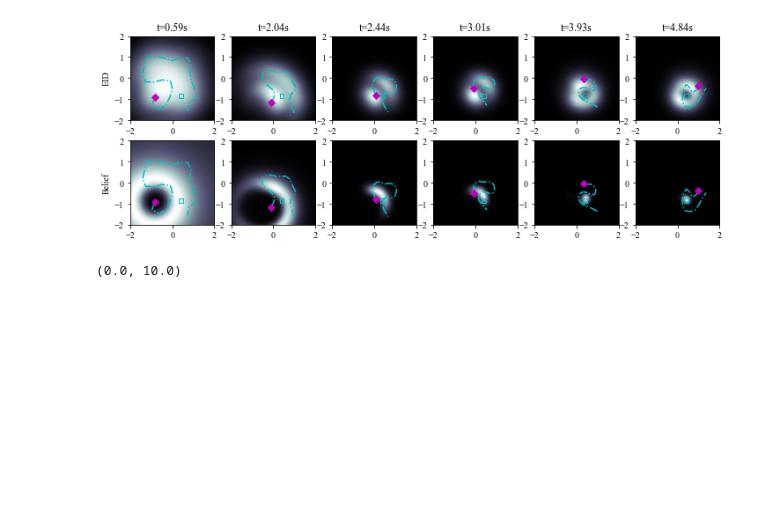
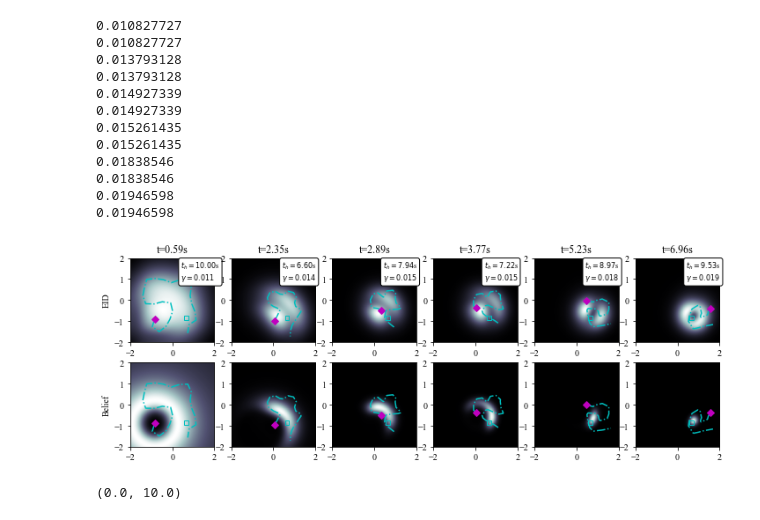
Before and after one commit to ialab-yale/time_optimal_ergodic_search, a Jupyter notebook: experiments/time_varying_search/receding_horizonDubinsCarTimeOpt.ipynb, the cells around one changed output. Cells and saved outputs as stored; diff of their text form; code cells hidden in the pictures; blank space fills up the shorter version.

```diff
--- a/experiments/time_varying_search/receding_horizonDubinsCarTimeOpt.ipynb
+++ b/experiments/time_varying_search/receding_horizonDubinsCarTimeOpt.ipynb
@@ -48,8 +48,9 @@ class Logger:
         self.plans      = []
         self.time       = []
         self.dts        = []
+        self.upper_bnd  = []
 
-    def append(self, mean, std, inf, prob, sample_loc, plan, t_curr, dt):
+    def append(self, mean, std, inf, prob, sample_loc, plan, t_curr, dt, upp_bnd):
         self.means.append(mean)
         self.stds.append(std)
         self.infs.append(onp.array(inf))
@@ -58,6 +59,7 @@ class Logger:
         self.plans.append(plan)
         self.time.append(t_curr)
         self.dts.append(dt)
+        self.upper_bnd.append(upp_bnd)
 
     def to_numpy(self):
         self.means = onp.vstack(self.means)
@@ -188,7 +190,7 @@ planner = TimeOptErgodicPlanner(target_distribution, args)
 erg_up_log = []
 # %%
 _distractor_p = np.array([0.,0.])
-_true_p = np.array([.5, -0.75])
+_true_p = np.array([.75, -.75])
 _robot_state = np.array(args['x0'])
 dt_list = []
 
@@ -216,7 +218,8 @@ while planner._ck_dynamics._t_curr < t_max:
                   _robot_state[:2].copy(),
                   sol['x'].copy(),
                   np.copy(planner._ck_dynamics._t_curr),
-                  _dt)
+                  _dt,
+                  args['erg_ub'])
 
     t_lap = t_lap + _dt
     dt_list.append(_dt)
@@ -257,35 +260,57 @@ done in  216  iterations 0.5969309
 # %%
 logger.to_numpy()
 # %%
-def plot_fig(ax, img, plan, tc, title=False):
+plt.rcParams["font.family"] = "Times New Roman"
+
+def plot_fig(ax, img, plan, tc, opt_time, bnd, title=False):
+    print(bnd)
     if title:
         ax.set_title('t={:.2f}s'.format(tc))
+        props = dict(boxstyle='round', facecolor='white', alpha=1)
+        # place a text box in upper left in axes coords
+        textstr = '\n'.join((
+            r'$t_h=%.2f$s' % (opt_time*args['N'], ),
+            r'$\gamma=%.3f$' % (bnd, )))
+        ax.text(0.6, 0.98, textstr, transform=ax.transAxes, fontsize=8,
+                verticalalignment='top', bbox=props)
+
     ax.imshow(img, extent=(-2,2,-2,2), cmap='bone')
     # ax.plot(sample_locs[:,0], sample_locs[:,1], '.r')
     ax.plot(plan[:,0], plan[:,1], '-.c')
     ax.plot(plan[0,0], plan[0,1], '-mD')
     currentAxis = plt.gca()
     ax.add_patch(Rectangle((_true_p[0]-.2, _true_p[1]-.2), 0.2, 0.2, fill=None, alpha=1, color='c'))
-plt.rcParams["font.family"] = "Times New Roman"
 
 fig, axs = plt.subplots(2,6, figsize=(12,4))
 
 idxs = [1, 5, 7, 10, 15, 20]
 
 axs[0,0].set_ylabel('EID')
 axs[1,0].set_ylabel('Belief')
 for i, _idx in enumerate(idxs):
-    plot_fig(axs[0,i], logger.infs[_idx], logger.plans[_idx], logger.time[_idx], title=True)
-    plot_fig(axs[1,i], logger.probs[_idx], logger.plans[_idx], logger.time[_idx])
+    plot_fig(axs[0,i], logger.infs[_idx], logger.plans[_idx], logger.time[_idx], dt_list[_idx], logger.upper_bnd[_idx] ,title=True)
+    plot_fig(axs[1,i], logger.probs[_idx], logger.plans[_idx], logger.time[_idx], logger.dts[_idx], logger.upper_bnd[_idx] )
     # if i != 0:
     #     axs[0,i].set_xticks([])
     #     axs[1,i].set_yticks([])
     #     axs[1,i].set_xticks([])
     #     axs[0,i].set_yticks([])
 
-plt.savefig('receding_horizon.pdf')
+# plt.savefig('receding_horizon.pdf')
 # %% [output]
+0.010827727
+0.010827727
+0.013793128
+0.013793128
+0.014927339
+0.014927339
+0.015261435
+0.015261435
+0.01838546
+0.01838546
+0.01946598
+0.01946598
-[figure, old version]
+[figure, new version]
 # %%
 plt.plot(logger.time, [np.linalg.det(_std) for _std in logger.stds])
 plt.xlim(0,10)
```
Also changed, not shown: parts of 1 cell of this notebook, 2 other files.
